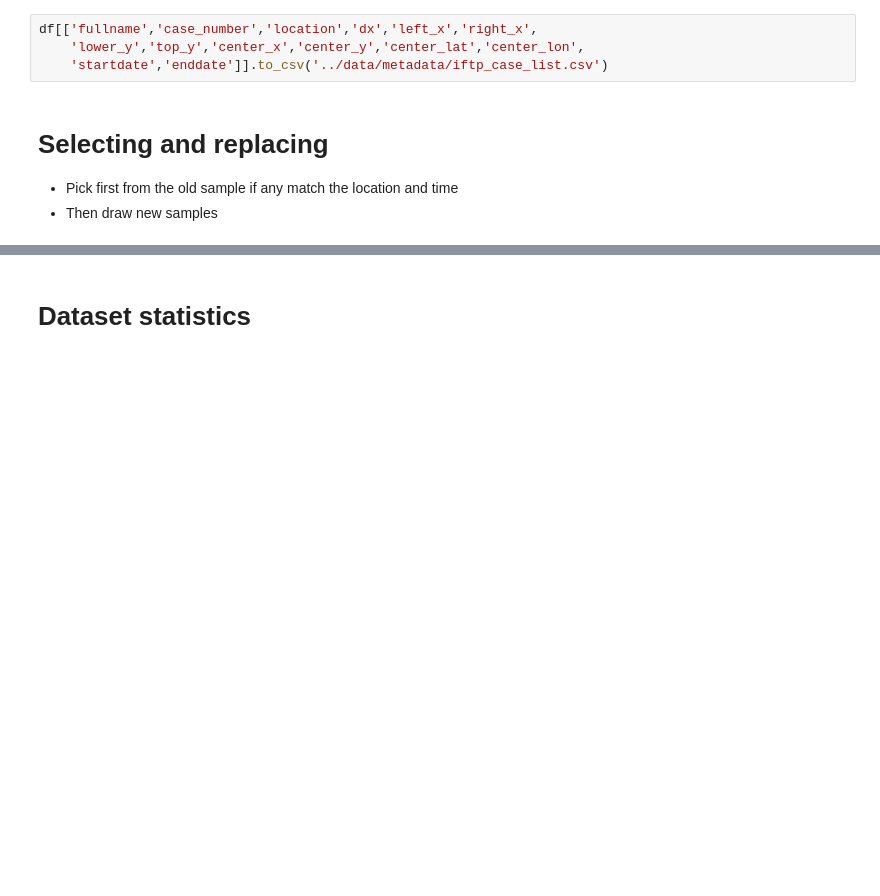
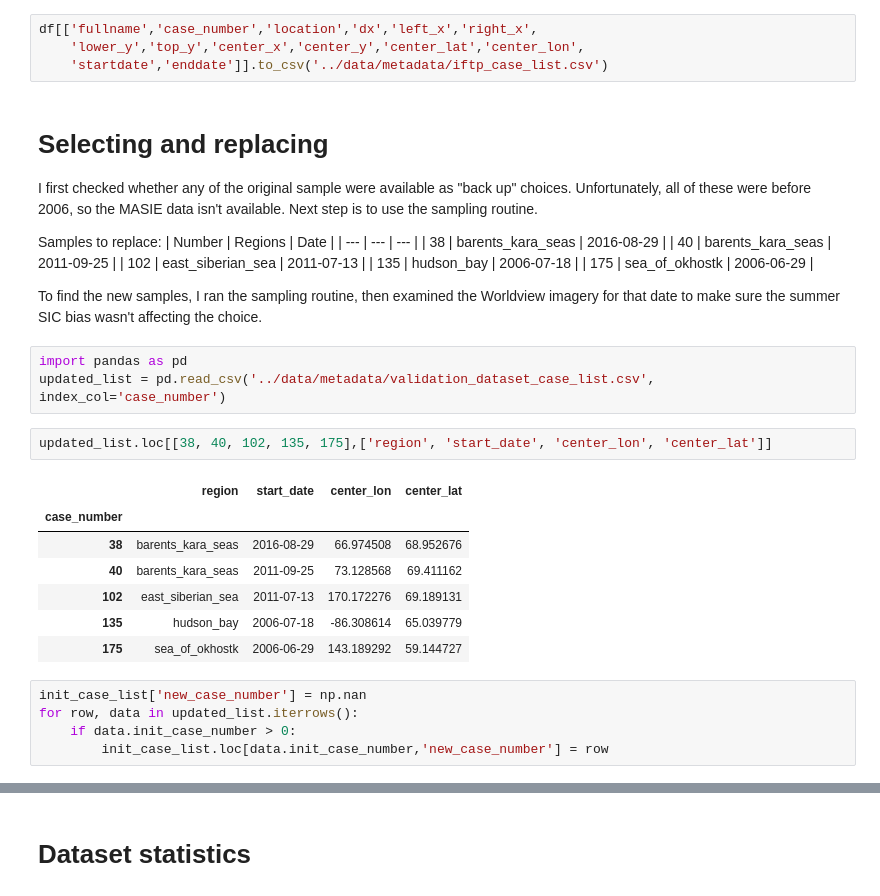
Before and after one commit to danielmwatkins/eval_seg, a Jupyter notebook: notebooks/sample_selection.ipynb, the cells around one changed output, grey strips where cells are left out. Saved outputs shown, nothing was run; the diff lists cells and outputs as text; blank space fills up the shorter version.

```diff
--- a/notebooks/sample_selection.ipynb
+++ b/notebooks/sample_selection.ipynb
@@ -657,5 +657,33 @@ df[['fullname','case_number','location','dx','left_x','right_x',
     'startdate','enddate']].to_csv('../data/metadata/iftp_case_list.csv')
 # %% [markdown]
 # Selecting and replacing
-- Pick first from the old sample if any match the location and time
-- Then draw new samples
+I first checked whether any of the original sample were available as "back up" choices. Unfortunately, all of these were before 2006, so the MASIE data isn't available. Next step is to use the sampling routine.
+
+ Samples to replace:
+| Number | Regions | Date |
+| --- | --- | --- |
+| 38 |	barents_kara_seas |	2016-08-29	|
+| 40 |	barents_kara_seas |	2011-09-25	|
+| 102 |	east_siberian_sea |	2011-07-13	|
+| 135 |	hudson_bay		 |	2006-07-18	|
+| 175 |	sea_of_okhostk |	2006-06-29	|
+
+To find the new samples, I ran the sampling routine, then examined the Worldview imagery for that date to make sure the summer SIC bias wasn't affecting the choice.
+# %%
+import pandas as pd
+updated_list = pd.read_csv('../data/metadata/validation_dataset_case_list.csv', index_col='case_number')
+# %%
+updated_list.loc[[38, 40, 102, 135, 175],['region', 'start_date', 'center_lon', 'center_lat']]
+# %% [output]
+|  | region | start_date | center_lon | center_lat |
+| case_number |  |  |  |  |
+| 38 | barents_kara_seas | 2016-08-29 | 66.974508 | 68.952676 |
+| 40 | barents_kara_seas | 2011-09-25 | 73.128568 | 69.411162 |
+| 102 | east_siberian_sea | 2011-07-13 | 170.172276 | 69.189131 |
+| 135 | hudson_bay | 2006-07-18 | -86.308614 | 65.039779 |
+| 175 | sea_of_okhostk | 2006-06-29 | 143.189292 | 59.144727 |
+# %%
+init_case_list['new_case_number'] = np.nan
+for row, data in updated_list.iterrows():
+    if data.init_case_number > 0:
+        init_case_list.loc[data.init_case_number,'new_case_number'] = row
```
Also changed, not shown: parts of 15 cells of this notebook, 2 other files.
